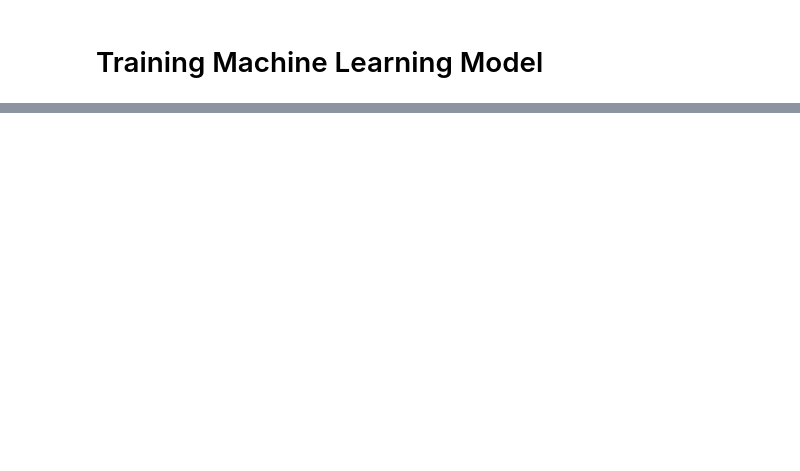
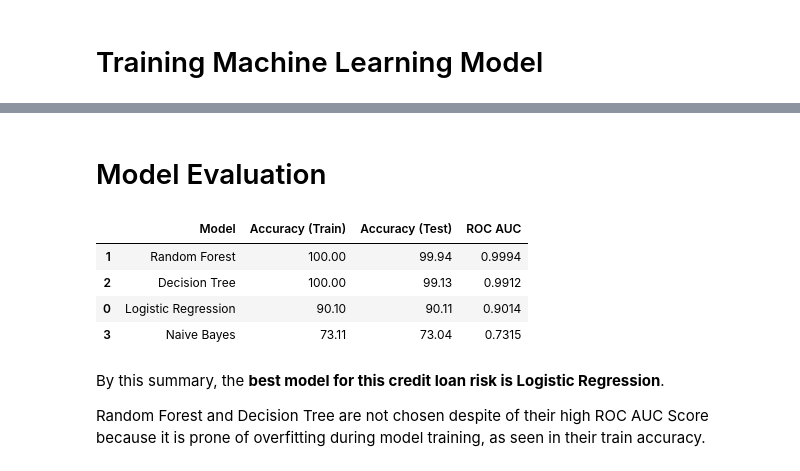
Before and after one commit to intancitra/credit-loan, a Jupyter notebook: Credit_Loan_Risk___IDX_Partners.ipynb, the cells around one changed output, grey strips where cells are left out. Saved outputs shown, nothing was run; the diff lists cells and outputs as text; code cells hidden in the pictures; blank space fills up the shorter version.

```diff
--- a/Credit_Loan_Risk___IDX_Partners.ipynb
+++ b/Credit_Loan_Risk___IDX_Partners.ipynb
@@ -764,0 +852,47 @@ SVClassifier.score(X_test, y_test)
+# %%
+# Append information to the summary dataframe
+summary_df = summary_df.append({
+    'Model': 'Logistic Regression',
+    'Accuracy (Train)': round(LRclassifier.score(X_train,y_train)*100,2),
+    'Accuracy (Test)': round(LRclassifier.score(X_test,y_test)*100,2),
+    'ROC AUC': roc_auc_lr
+}, ignore_index=True)
+# %%
+# Append information to the summary dataframe
+summary_df = summary_df.append({
+    'Model': 'Random Forest',
+    'Accuracy (Train)': round(RFclassifier.score(X_train,y_train)*100,2),
+    'Accuracy (Test)': round(RFclassifier.score(X_test,y_test)*100,2),
+    'ROC AUC': roc_auc_rf
+}, ignore_index=True)
+# %%
+# Append information to the summary dataframe
+summary_df = summary_df.append({
+    'Model': 'Decision Tree',
+    'Accuracy (Train)': round(DTclassifier.score(X_train,y_train)*100,2),
+    'Accuracy (Test)': round(DTclassifier.score(X_test,y_test)*100,2),
+    'ROC AUC': roc_auc_dt
+}, ignore_index=True)
+# %%
+# Append information to the summary dataframe
+summary_df = summary_df.append({
+    'Model': 'Naive Bayes',
+    'Accuracy (Train)': round(NBclassifier.score(X_train,y_train)*100,2),
+    'Accuracy (Test)': round(NBclassifier.score(X_test,y_test)*100,2),
+    'ROC AUC': roc_auc_nb
+}, ignore_index=True)
+# %% [markdown]
+# Model Evaluation
+# %%
+summary_df = summary_df.sort_values(by='ROC AUC', ascending=False)
+summary_df
+# %% [output]
+|  | Model | Accuracy (Train) | Accuracy (Test) | ROC AUC |
+| 1 | Random Forest | 100.00 | 99.94 | 0.9994 |
+| 2 | Decision Tree | 100.00 | 99.13 | 0.9912 |
+| 0 | Logistic Regression | 90.10 | 90.11 | 0.9014 |
+| 3 | Naive Bayes | 73.11 | 73.04 | 0.7315 |
+# %% [markdown]
+By this summary, the **best model for this credit loan risk is Logistic Regression**.
+
+Random Forest and Decision Tree are not chosen despite of their high ROC AUC Score because it is prone of overfitting during model training, as seen in their train accuracy.
```
Also changed, not shown: parts of 38 cells of this notebook.
